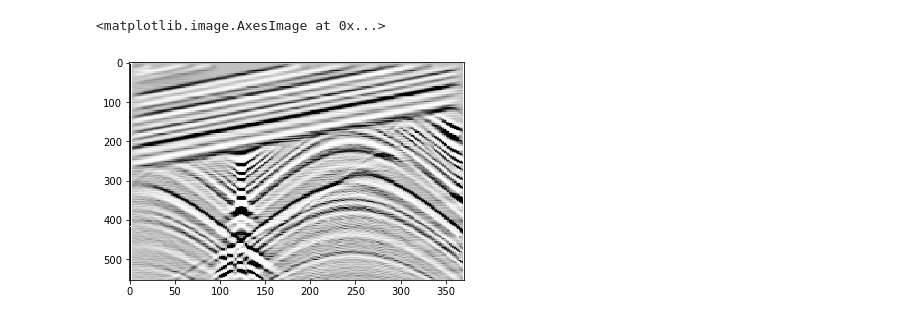
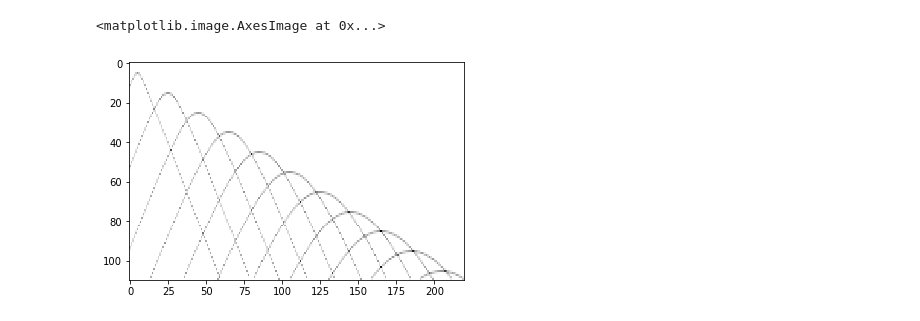
Before and after one commit to deckerla/ww-Hou17, a Jupyter notebook: Kirchhoff2.ipynb, the cells around one changed output. Saved outputs shown, nothing was run; the diff lists cells and outputs as text; code cells hidden in the pictures.

```diff
--- a/Kirchhoff2.ipynb
+++ b/Kirchhoff2.ipynb
@@ -58,14 +58,15 @@ def mig(data,vel,dt,dx,dy=0,dz=0,t0=0,x0=0,z0=0,y0=0,nz=0,ny=0):
         #ix
     return
 # %%
-def mod(image,vel,dz,dy,dx=0,dt=0,t0=0,x0=0,z0=0,y0=0,nt=0,ny=0):
+def mod(image,vel,dz,dy,dx=0,dt=0,t0=0,x0=0,z0=0,y0=0,nt=0,nx=0):
     nz = len(image)
     ny = len(image[1])
+
     if nt==0:
         nt = nz
 
-    if ny == 0:
-        ny = nx
+    if nx == 0:
+        nx = ny
 
     if dy == 0:
         dy=dx
@@ -125,7 +126,7 @@ vel = 1000 #km/s
 
 # image domain parameters
 
-dz = dt*1000
+dz = dt*1000/2
 dy = dx
 data = np.zeros((nt,nx))
 data[nt/2,nx/2]=1.
@@ -151,0 +159,15 @@ mpl.imshow(image, aspect="auto", cmap="Greys")
+# %%
+# generate dipping intermittent model
+nz=10
+ny=10
+
+slope = 2
+num=10+1
+dip = np.zeros((nz*num,ny*num*slope))
+i = 0
+while (i<num):
+    dip[i*nz+nz/2][i*ny*slope+ny/2] = 1
+    i=i+1
+
+
+mpl.imshow(dip, aspect="auto", cmap="Greys")
@@ -152,6 +183,6 @@ mpl.imshow(image, aspect="auto", cmap="Greys")
 # %%
-data = imread("kfgood_data.png",flatten="true")
+mod(dip,vel,dz,dy,dx,dt)
 mpl.imshow(data, aspect="auto", cmap="Greys")
 # %% [output]
 <matplotlib.image.AxesImage at 0x...>
-[figure, old version]
+[figure, new version]
```
Also changed, not shown: parts of 7 cells of this notebook, 1 other file.
